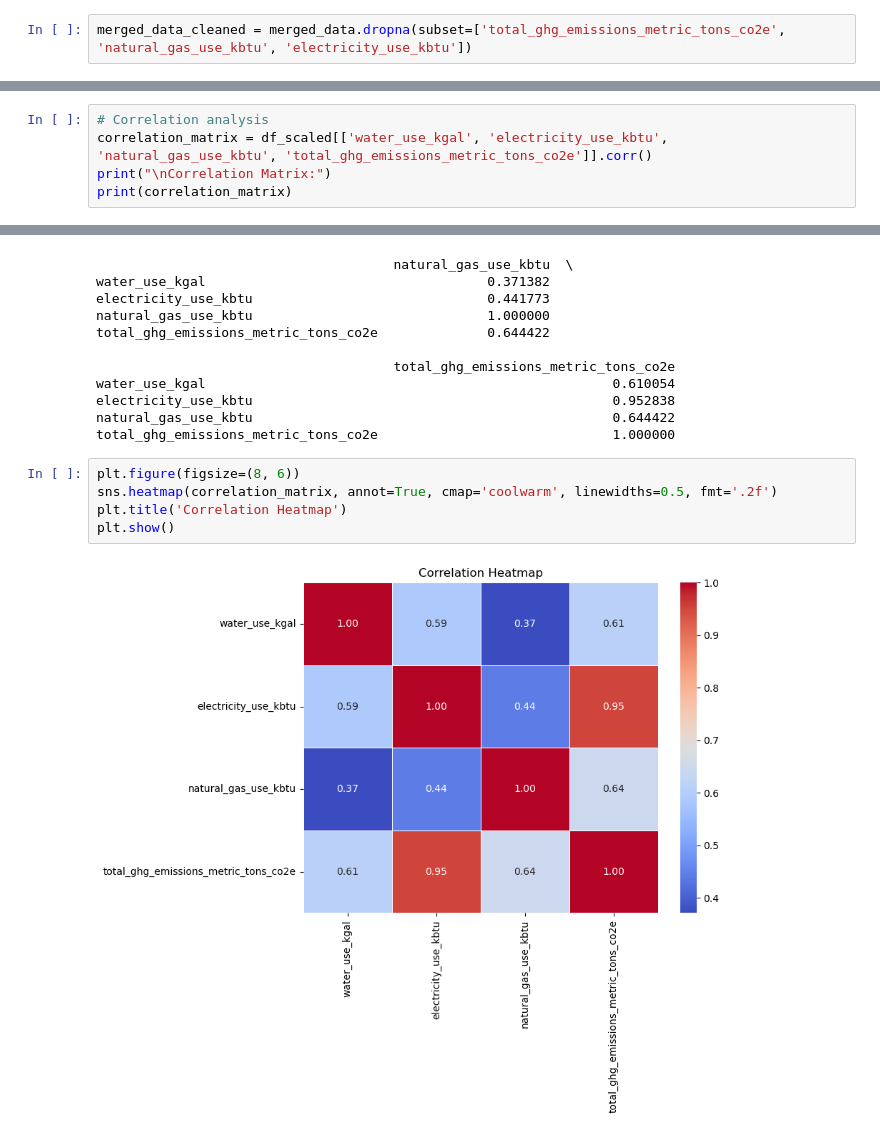
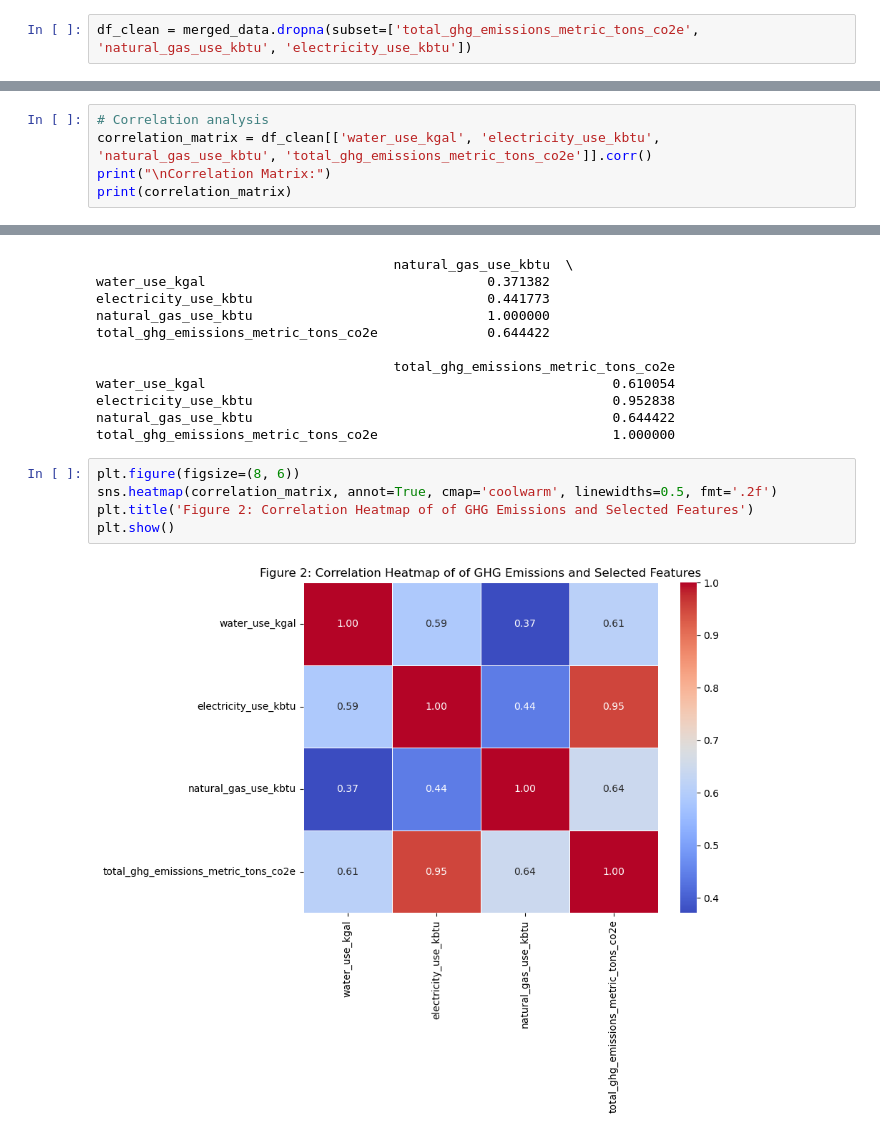
Before and after one commit to illinois-data-curation/is477-sp25-group17, a Jupyter notebook: is477_final_project.ipynb, the cells around one changed output, grey strips where cells are left out. Drawn from its saved outputs; the diff is of its cells as text.

```diff
--- a/is477_final_project.ipynb
+++ b/is477_final_project.ipynb
@@ -162,5 +164,5 @@ longitude_x                                  0.057844
 location_x                                   0.057844
 dtype: float64
 # %%
-merged_data_cleaned = merged_data.dropna(subset=['total_ghg_emissions_metric_tons_co2e', 'natural_gas_use_kbtu', 'electricity_use_kbtu'])
+df_clean = merged_data.dropna(subset=['total_ghg_emissions_metric_tons_co2e', 'natural_gas_use_kbtu', 'electricity_use_kbtu'])
 # %%
@@ -252,6 +254,6 @@ plt.show()
 # %%
 # Correlation analysis
-correlation_matrix = df_scaled[['water_use_kgal', 'electricity_use_kbtu', 'natural_gas_use_kbtu', 'total_ghg_emissions_metric_tons_co2e']].corr()
+correlation_matrix = df_clean[['water_use_kgal', 'electricity_use_kbtu', 'natural_gas_use_kbtu', 'total_ghg_emissions_metric_tons_co2e']].corr()
 print("\nCorrelation Matrix:")
 print(correlation_matrix)
 # %% [output]
@@ -276,7 +278,7 @@ total_ghg_emissions_metric_tons_co2e                              1.000000
 # %%
 plt.figure(figsize=(8, 6))
 sns.heatmap(correlation_matrix, annot=True, cmap='coolwarm', linewidths=0.5, fmt='.2f')
-plt.title('Correlation Heatmap')
+plt.title('Figure 2: Correlation Heatmap of of GHG Emissions and Selected Features')
 plt.show()
 # %% [output]
-[figure, old version]
+[figure, new version]
```
Also changed, not shown: parts of 18 cells of this notebook.
